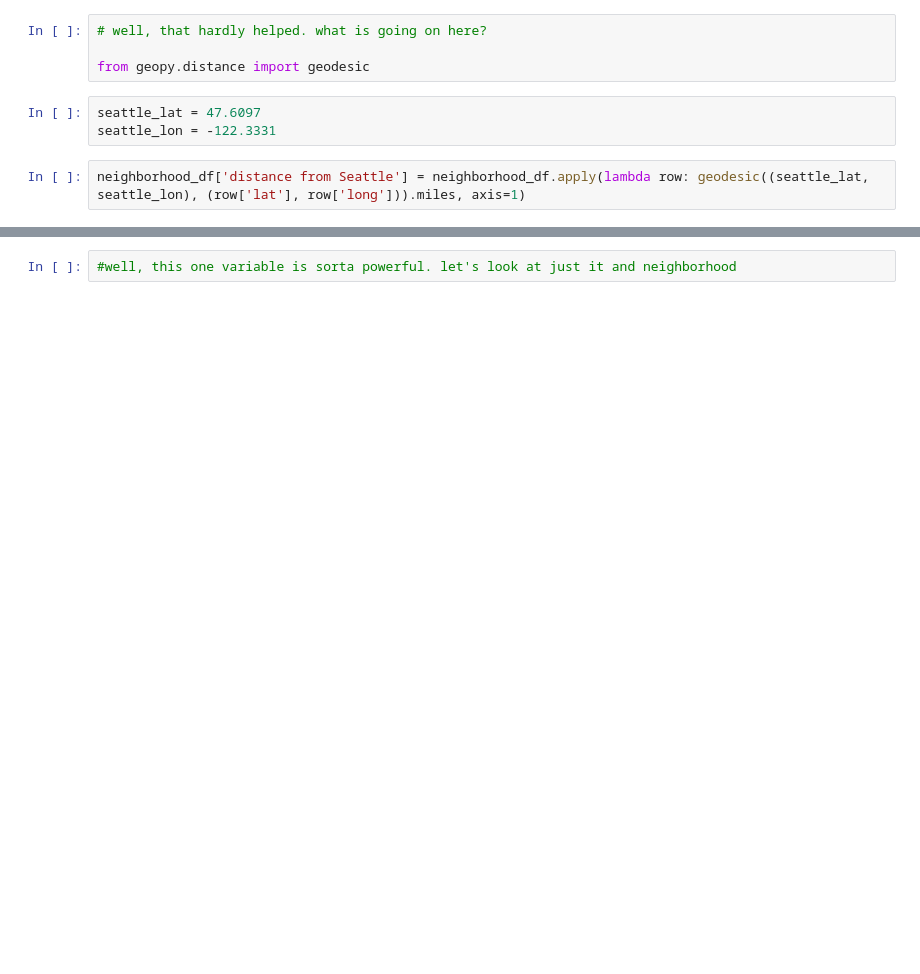
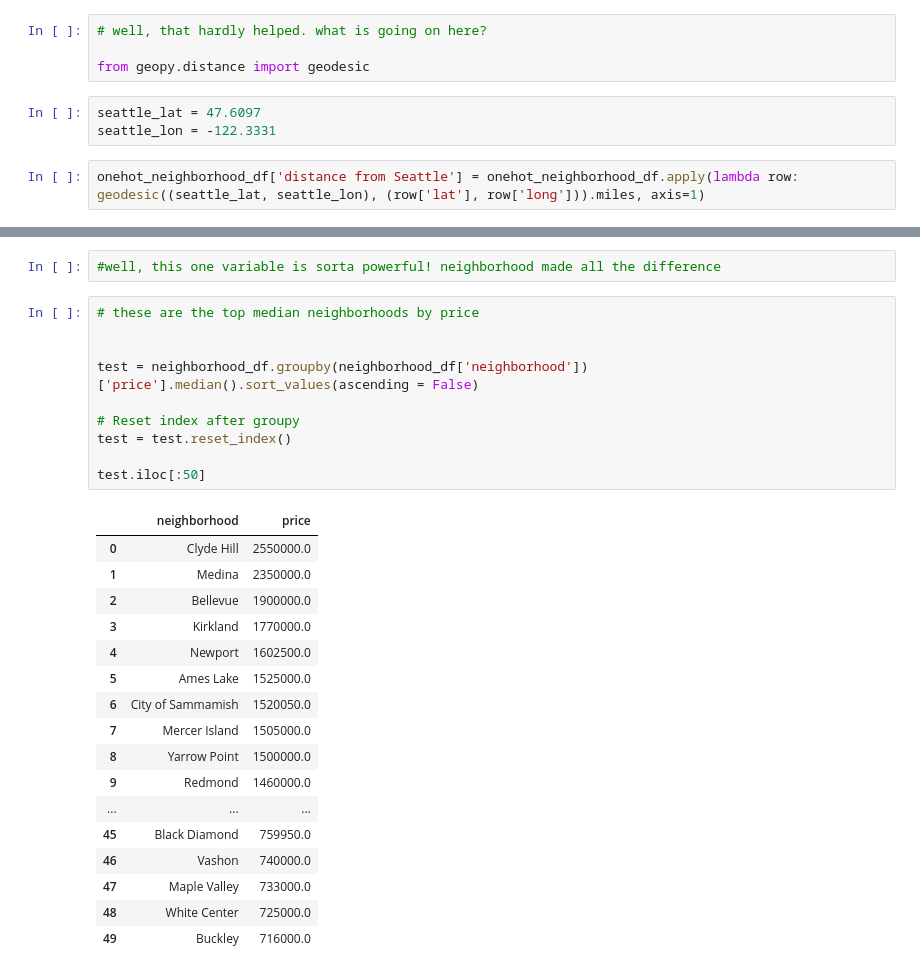
Before and after one commit to Lou-Hines/Housing_Prices_and_Flood_Risk, a Jupyter notebook: EDA-Hines-5 (Regressions).ipynb, the cells around one changed output, grey strips where cells are left out. Drawn from its saved outputs; the diff is of its cells as text; blank space fills up the shorter version.

Commit message:
committing latest regression with good neighborhood model

```diff
--- a/EDA-Hines-5 (Regressions).ipynb
+++ b/EDA-Hines-5 (Regressions).ipynb
@@ -707,4 +658,4 @@ from geopy.distance import geodesic
 seattle_lat = 47.6097
 seattle_lon = -122.3331
 # %%
-neighborhood_df['distance from Seattle'] = neighborhood_df.apply(lambda row: geodesic((seattle_lat, seattle_lon), (row['lat'], row['long'])).miles, axis=1)
+onehot_neighborhood_df['distance from Seattle'] = onehot_neighborhood_df.apply(lambda row: geodesic((seattle_lat, seattle_lon), (row['lat'], row['long'])).miles, axis=1)
@@ -750,2 +720,30 @@ sqft_garage                           int64
 # %%
-#well, this one variable is sorta powerful. let's look at just it and neighborhood
+#well, this one variable is sorta powerful! neighborhood made all the difference
+# %%
+# these are the top median neighborhoods by price
+
+
+test = neighborhood_df.groupby(neighborhood_df['neighborhood'])['price'].median().sort_values(ascending = False)
+
+# Reset index after groupy
+test = test.reset_index()
+
+test.iloc[:50]
+# %% [output]
+|  | neighborhood | price |
+| 0 | Clyde Hill | 2550000.0 |
+| 1 | Medina | 2350000.0 |
+| 2 | Bellevue | 1900000.0 |
+| 3 | Kirkland | 1770000.0 |
+| 4 | Newport | 1602500.0 |
+| 5 | Ames Lake | 1525000.0 |
+| 6 | City of Sammamish | 1520050.0 |
+| 7 | Mercer Island | 1505000.0 |
+| 8 | Yarrow Point | 1500000.0 |
+| 9 | Redmond | 1460000.0 |
+| ... | ... | ... |
+| 45 | Black Diamond | 759950.0 |
+| 46 | Vashon | 740000.0 |
+| 47 | Maple Valley | 733000.0 |
+| 48 | White Center | 725000.0 |
+| 49 | Buckley | 716000.0 |
```
Also changed, not shown: parts of 23 cells of this notebook.
